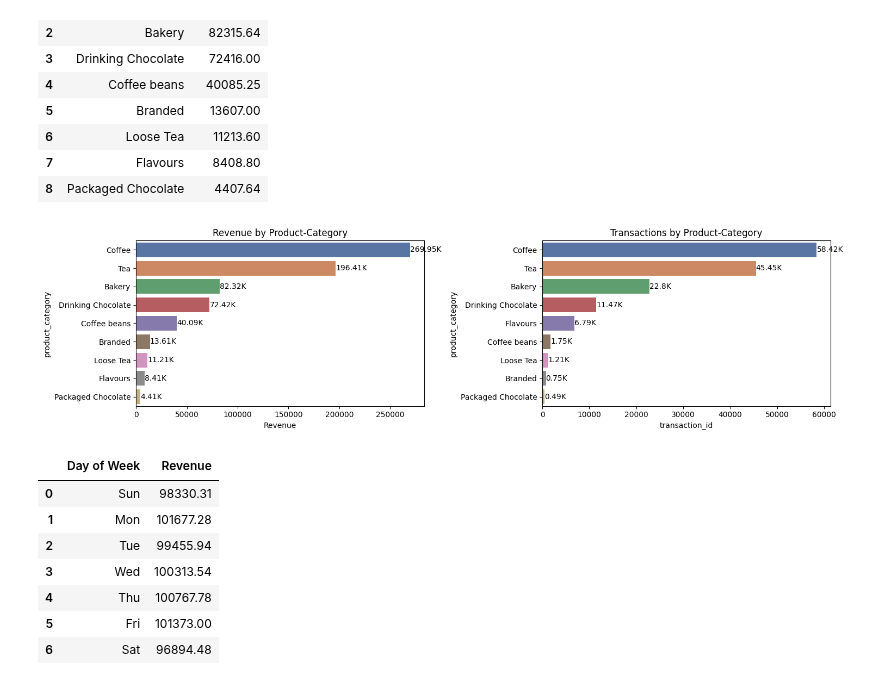
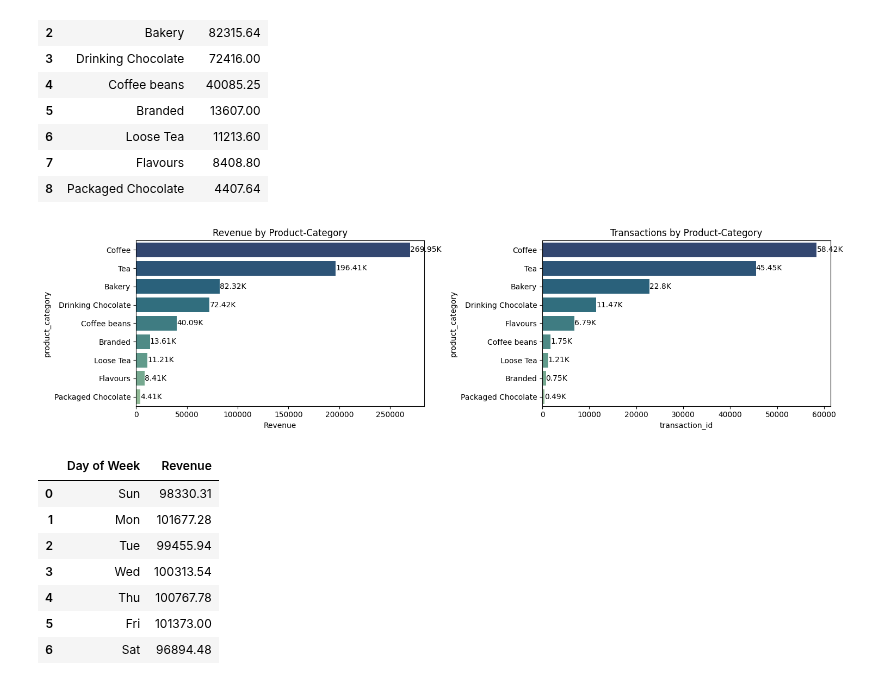
Before and after one commit to Akshay-Paunikar/Maven_Analytics_Challenges, a Jupyter notebook: Projects/Coffee_Shop_Sales/Coffee_Shop_Sales.ipynb, the cells around one changed output. Drawn from its saved outputs; the diff is of its cells as text; code cells hidden in the pictures.

Commit message:
Coffee Shop Sales - Viz color changed

```diff
--- a/Projects/Coffee_Shop_Sales/Coffee_Shop_Sales.ipynb
+++ b/Projects/Coffee_Shop_Sales/Coffee_Shop_Sales.ipynb
@@ -264,29 +264,29 @@ prod_cat_rev
 | 8 | Packaged Chocolate | 4407.64 |
 # %%
 plt.figure(figsize=(15,4))
-
+palette = sns.color_palette("crest_r", len(prod_cat_rev['product_category'].unique()))
 # Revenue by Product-Category
 
 ax1 = plt.subplot2grid((1,2), (0,0))
 
-sns.barplot(data=prod_cat_rev, x='Revenue', y='product_category', ci=None, estimator=np.sum, dodge=False, ax=ax1)
+sns.barplot(data=prod_cat_rev, x='Revenue', y='product_category', ci=None, estimator=np.sum, dodge=False, palette=palette, ax=ax1)
 for container in ax1.containers:
     ax1.bar_label(container, labels=[f'{round(float(val/1000),2)}K' for val in container.datavalues])
 plt.title("Revenue by Product-Category")
 
 # Transactions by Product-Category
 
 ax2 = plt.subplot2grid((1,2), (0,1))
 
-sns.barplot(data=prod_cat_tran, x='transaction_id', y='product_category', ci=None, dodge=False, ax=ax2)
+sns.barplot(data=prod_cat_tran, x='transaction_id', y='product_category', ci=None, dodge=False, palette=palette, ax=ax2)
 for container in ax2.containers:
     ax2.bar_label(container, labels=[f'{round(float(val/1000),2)}K' for val in container.datavalues])
 plt.title("Transactions by Product-Category")
 
 plt.tight_layout()
 plt.show()
 # %% [output]
-[figure, old version]
+[figure, new version]
 # %%
 # Revenue by Day of Week
 day_rev = data.groupby(['Day of Week'])['Revenue'].sum().reindex(index=['Sun','Mon','Tue','Wed','Thu','Fri','Sat']).reset_index()
```
